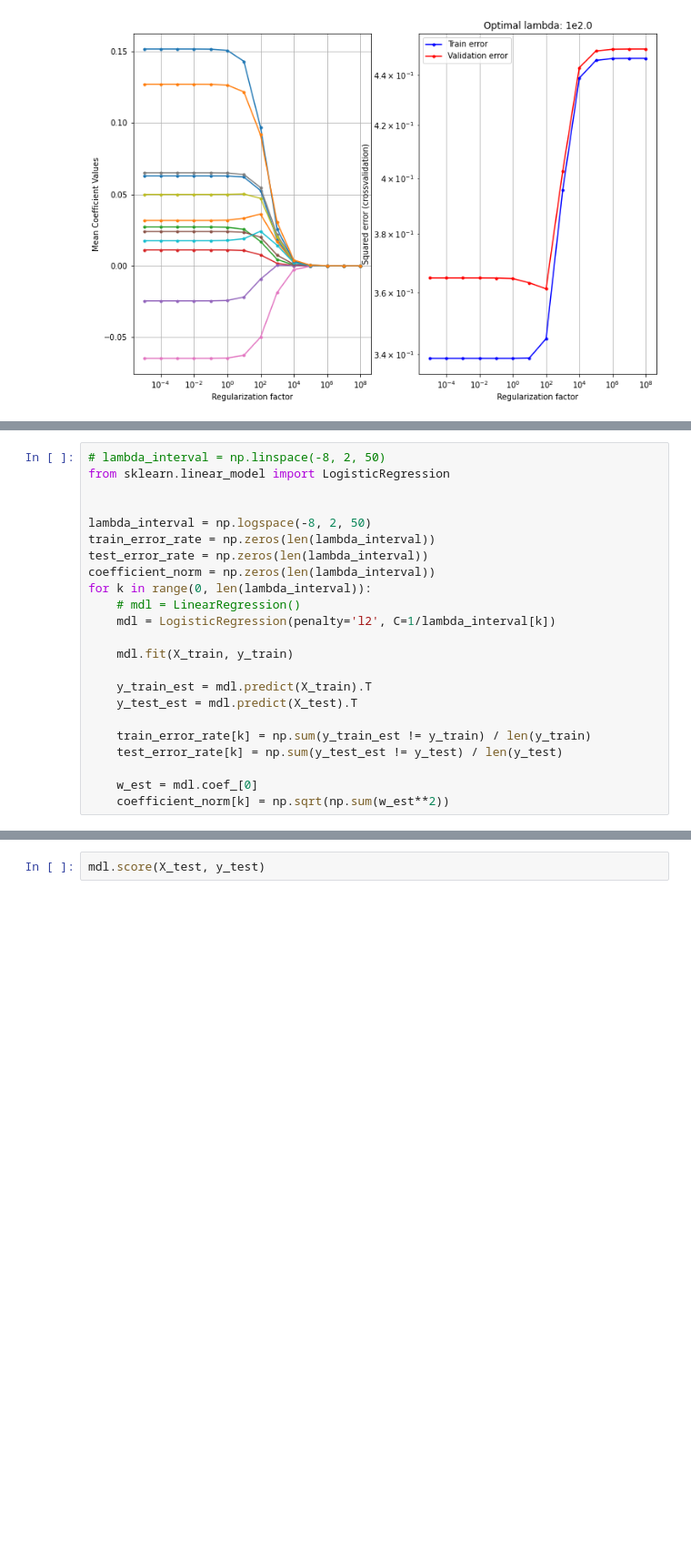
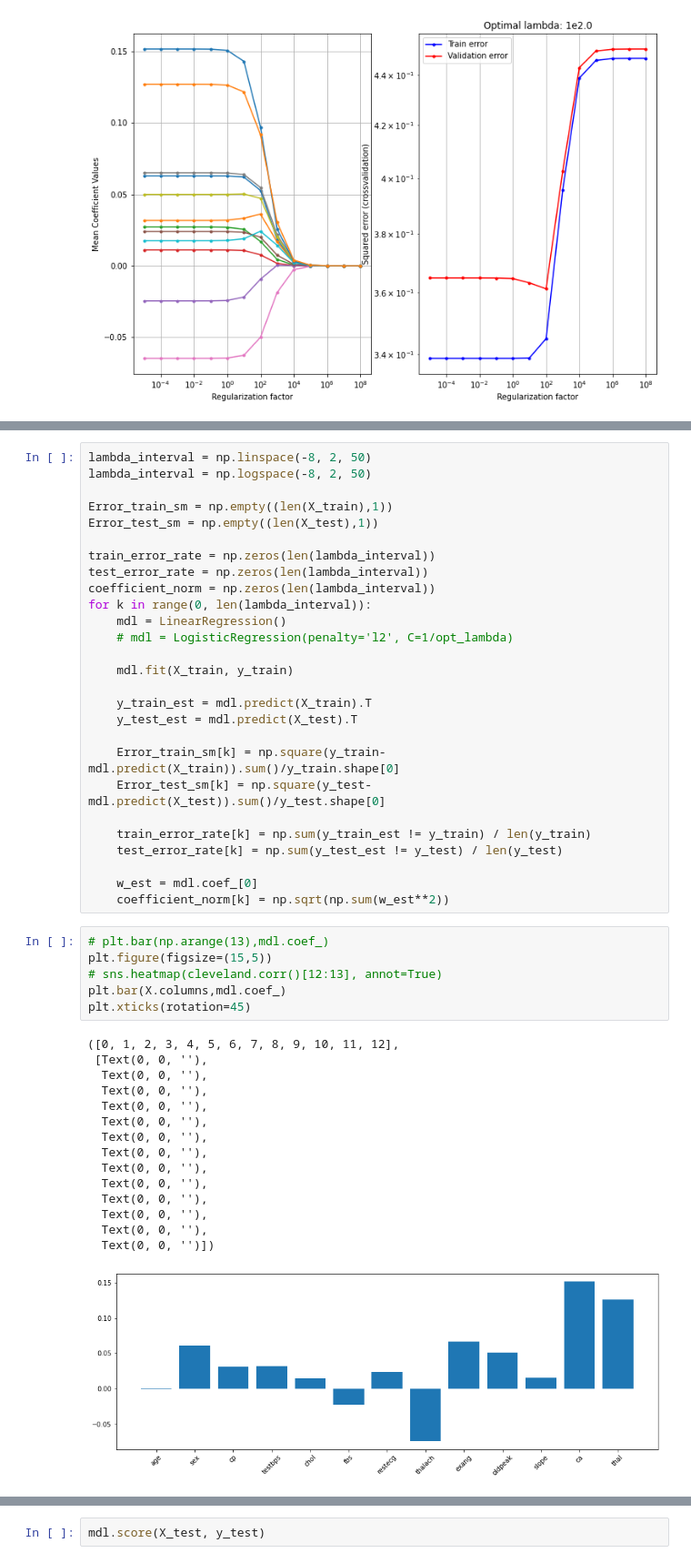
Before and after one commit to WizenPainter/DTU-02450, a Jupyter notebook: Assignment 1/project.ipynb, the cells around one changed output, grey strips where cells are left out. Shown at 91% size. Saved outputs shown, nothing was run; the diff lists cells and outputs as text; blank space fills up the shorter version.

```diff
--- a/Assignment 1/project.ipynb
+++ b/Assignment 1/project.ipynb
@@ -537,23 +555,49 @@ plt.show()
 # %%
-# lambda_interval = np.linspace(-8, 2, 50)
-from sklearn.linear_model import LogisticRegression
+lambda_interval = np.linspace(-8, 2, 50)
+lambda_interval = np.logspace(-8, 2, 50)
 
+Error_train_sm = np.empty((len(X_train),1))
+Error_test_sm = np.empty((len(X_test),1))
 
-lambda_interval = np.logspace(-8, 2, 50)
 train_error_rate = np.zeros(len(lambda_interval))
 test_error_rate = np.zeros(len(lambda_interval))
 coefficient_norm = np.zeros(len(lambda_interval))
 for k in range(0, len(lambda_interval)):
-    # mdl = LinearRegression()
-    mdl = LogisticRegression(penalty='l2', C=1/lambda_interval[k])
+    mdl = LinearRegression()
+    # mdl = LogisticRegression(penalty='l2', C=1/opt_lambda)
 
     mdl.fit(X_train, y_train)
 
     y_train_est = mdl.predict(X_train).T
     y_test_est = mdl.predict(X_test).T
 
+    Error_train_sm[k] = np.square(y_train-mdl.predict(X_train)).sum()/y_train.shape[0]
+    Error_test_sm[k] = np.square(y_test-mdl.predict(X_test)).sum()/y_test.shape[0]
+
     train_error_rate[k] = np.sum(y_train_est != y_train) / len(y_train)
     test_error_rate[k] = np.sum(y_test_est != y_test) / len(y_test)
 
     w_est = mdl.coef_[0]
     coefficient_norm[k] = np.sqrt(np.sum(w_est**2))
+# %%
+# plt.bar(np.arange(13),mdl.coef_)
+plt.figure(figsize=(15,5))
+# sns.heatmap(cleveland.corr()[12:13], annot=True)
+plt.bar(X.columns,mdl.coef_)
+plt.xticks(rotation=45)
+# %% [output]
+([0, 1, 2, 3, 4, 5, 6, 7, 8, 9, 10, 11, 12],
+ [Text(0, 0, ''),
+  Text(0, 0, ''),
+  Text(0, 0, ''),
+  Text(0, 0, ''),
+  Text(0, 0, ''),
+  Text(0, 0, ''),
+  Text(0, 0, ''),
+  Text(0, 0, ''),
+  Text(0, 0, ''),
+  Text(0, 0, ''),
+  Text(0, 0, ''),
+  Text(0, 0, ''),
+  Text(0, 0, '')])
+[figure, added]
```
Also changed, not shown: parts of 11 cells of this notebook.
